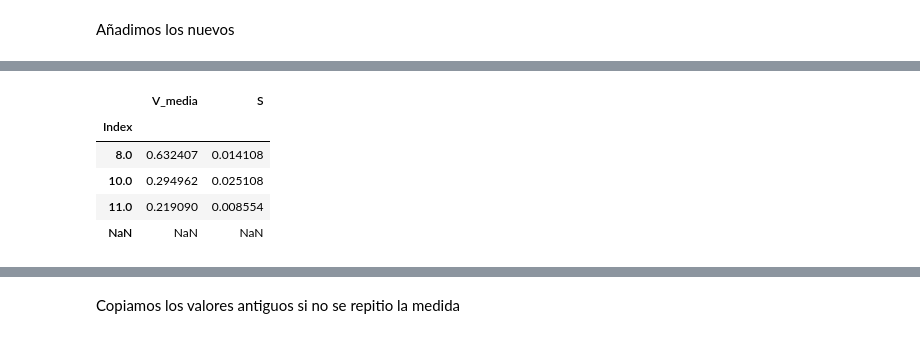
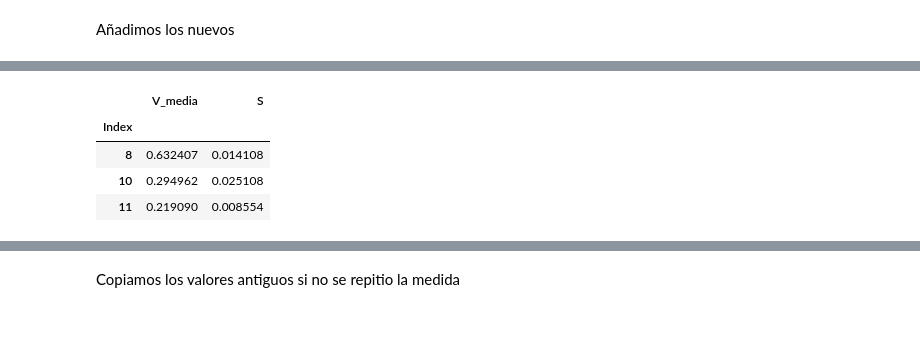
Before and after one commit to ivianrr/interferometry-paper, a Jupyter notebook: 01-tabla.ipynb, the cells around one changed output, grey strips where cells are left out. Cells and saved outputs as stored; diff of their text form; code cells hidden in the pictures.

```diff
--- a/01-tabla.ipynb
+++ b/01-tabla.ipynb
@@ -204,12 +204,11 @@ memory usage: 720.0 bytes
 # %%
-dfV.head(4)
+dfV.head(10)
 # %% [output]
 |  | V_media | S |
 | Index |  |  |
-| 8.0 | 0.632407 | 0.014108 |
-| 10.0 | 0.294962 | 0.025108 |
-| 11.0 | 0.219090 | 0.008554 |
-| NaN | NaN | NaN |
+| 8 | 0.632407 | 0.014108 |
+| 10 | 0.294962 | 0.025108 |
+| 11 | 0.219090 | 0.008554 |
 # %%
 #Si volvemos a usar esas medidas hay que calcular la desviación tipica aqui tambien
 #(de momento para no utilizar los valores repetidos la borramos, habria que comentar)
```
Also changed, not shown: parts of 6 cells of this notebook, 7 other files.
